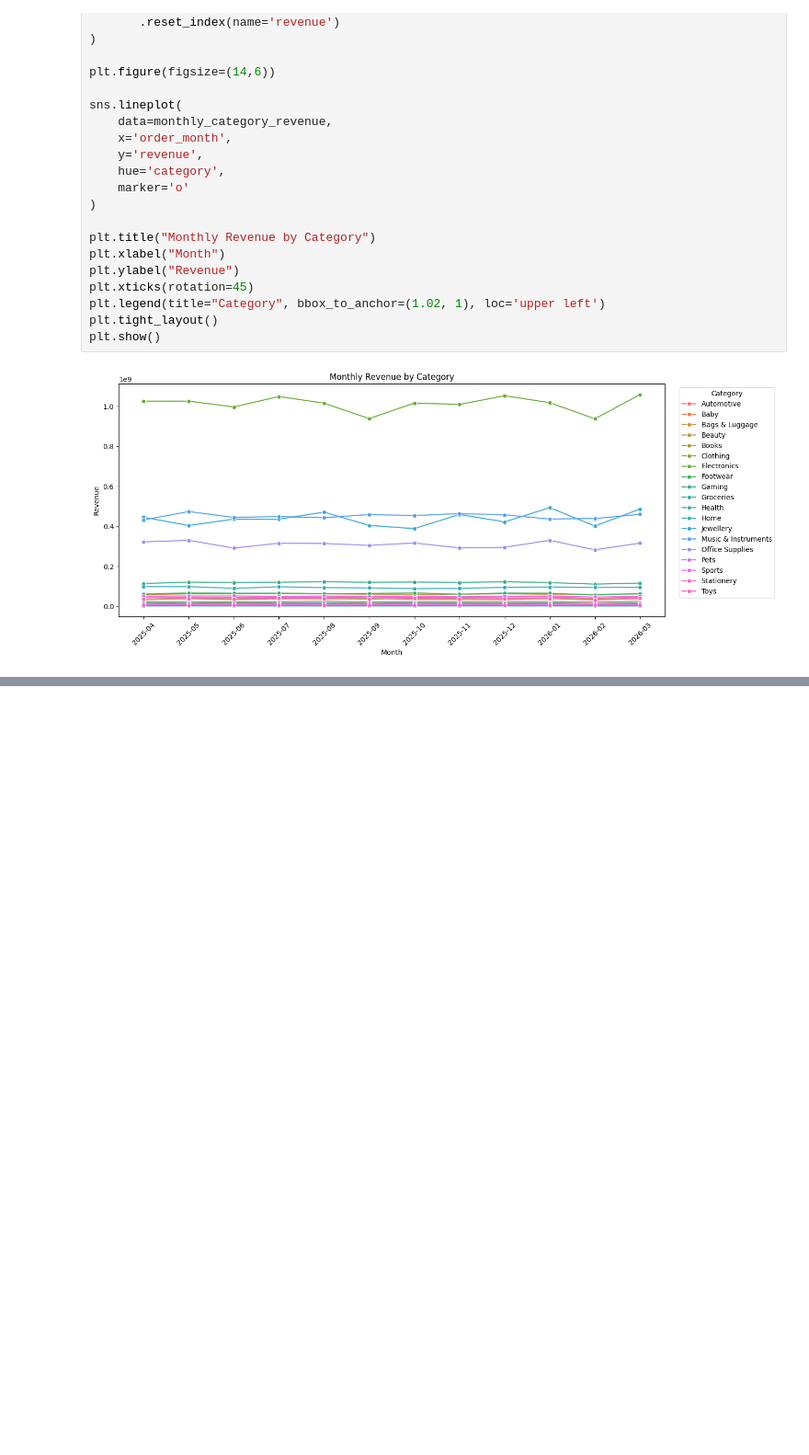
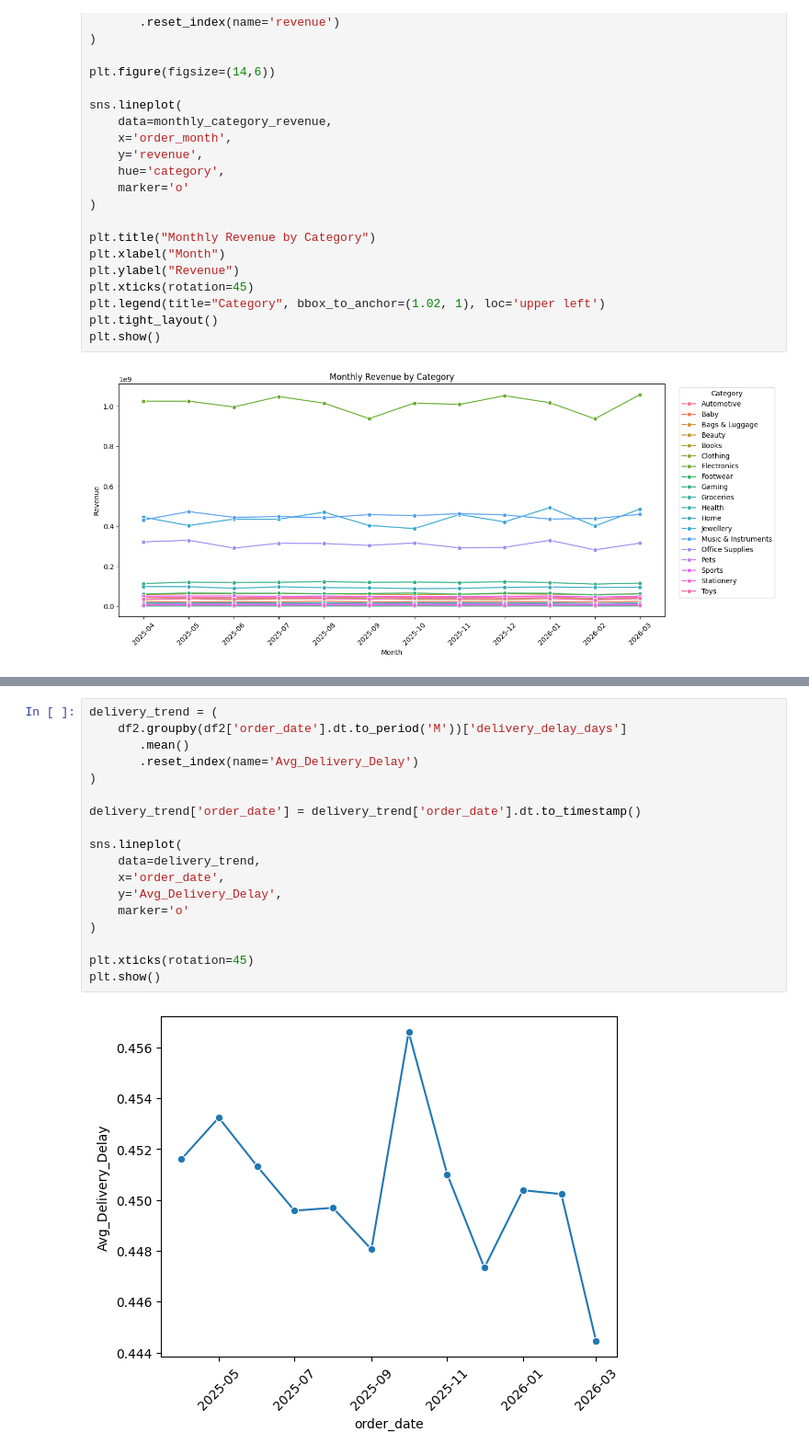
Before and after one commit to BhupathiTharun/Supply-chain-data-warehouse, a Jupyter notebook: notebooks/03_EDA.ipynb, the cells around one changed output, grey strips where cells are left out. Shown at 92% size. Saved outputs shown, nothing was run; the diff lists cells and outputs as text; blank space fills up the shorter version.

```diff
--- a/notebooks/03_EDA.ipynb
+++ b/notebooks/03_EDA.ipynb
@@ -1133,0 +1199,20 @@ plt.show()
+# %%
+delivery_trend = (
+    df2.groupby(df2['order_date'].dt.to_period('M'))['delivery_delay_days']
+       .mean()
+       .reset_index(name='Avg_Delivery_Delay')
+)
+
+delivery_trend['order_date'] = delivery_trend['order_date'].dt.to_timestamp()
+
+sns.lineplot(
+    data=delivery_trend,
+    x='order_date',
+    y='Avg_Delivery_Delay',
+    marker='o'
+)
+
+plt.xticks(rotation=45)
+plt.show()
+# %% [output]
+[figure, added]
```
Also changed, not shown: parts of 27 cells of this notebook.
